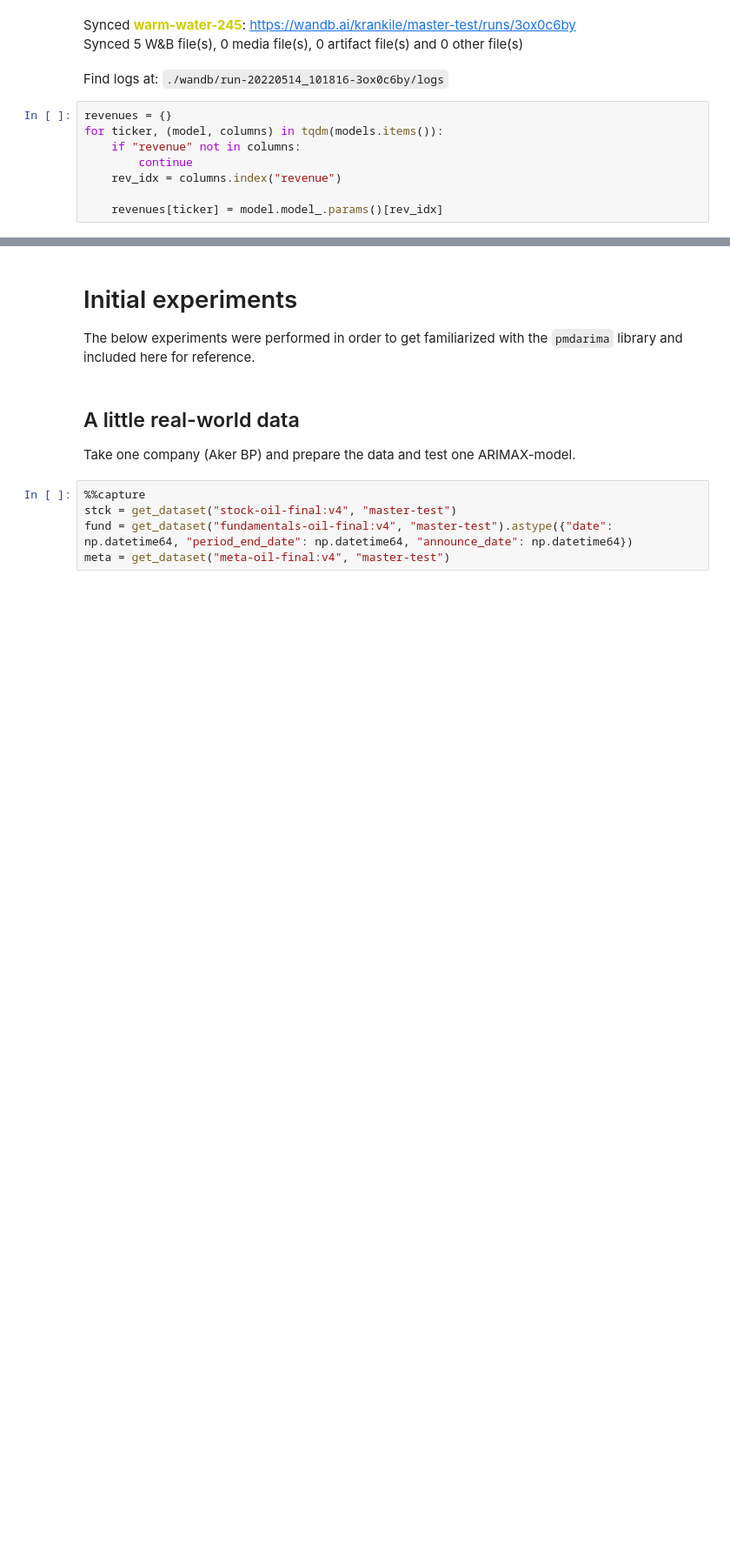
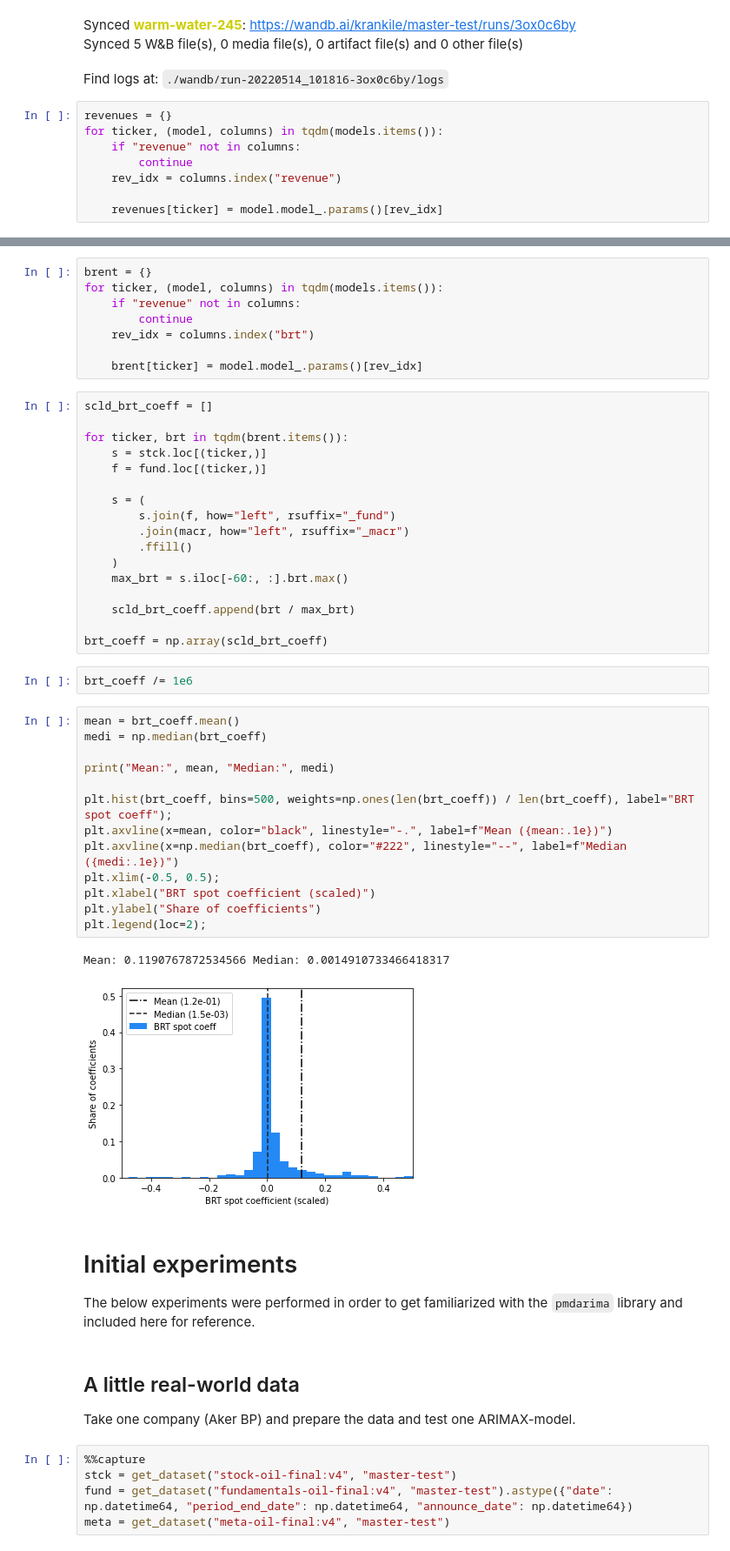
Before and after one commit to Krankile/npmf, a Jupyter notebook: notebooks/multivariate_statistical_forecacst.ipynb, the cells around one changed output, grey strips where cells are left out. Shown: that part at 87% size. Drawn from its saved outputs; the diff is of its cells as text; blank space fills up the shorter version.

```diff
--- a/notebooks/multivariate_statistical_forecacst.ipynb
+++ b/notebooks/multivariate_statistical_forecacst.ipynb
@@ -404,3 +423,46 @@ revenues
+# %%
+brent = {}
+for ticker, (model, columns) in tqdm(models.items()):
+    if "revenue" not in columns:
+        continue
+    rev_idx = columns.index("brt")
+
+    brent[ticker] = model.model_.params()[rev_idx]
+# %%
+scld_brt_coeff = []
+
+for ticker, brt in tqdm(brent.items()):
+    s = stck.loc[(ticker,)]
+    f = fund.loc[(ticker,)]
+
+    s = (
+        s.join(f, how="left", rsuffix="_fund")
+        .join(macr, how="left", rsuffix="_macr")
+        .ffill()
+    )
+    max_brt = s.iloc[-60:, :].brt.max()
+
+    scld_brt_coeff.append(brt / max_brt)
+
+brt_coeff = np.array(scld_brt_coeff)
+# %%
+brt_coeff /= 1e6
+# %%
+mean = brt_coeff.mean()
+medi = np.median(brt_coeff)
+
+print("Mean:", mean, "Median:", medi)
+
+plt.hist(brt_coeff, bins=500, weights=np.ones(len(brt_coeff)) / len(brt_coeff), label="BRT spot coeff");
+plt.axvline(x=mean, color="black", linestyle="-.", label=f"Mean ({mean:.1e})")
+plt.axvline(x=np.median(brt_coeff), color="#222", linestyle="--", label=f"Median ({medi:.1e})")
+plt.xlim(-0.5, 0.5);
+plt.xlabel("BRT spot coefficient (scaled)")
+plt.ylabel("Share of coefficients")
+plt.legend(loc=2);
+# %% [output]
+Mean: 0.1190767872534566 Median: 0.0014910733466418317
+[figure, added]
 # %% [markdown]
 # Initial experiments
 
```
Also changed, not shown: parts of 5 cells of this notebook.
